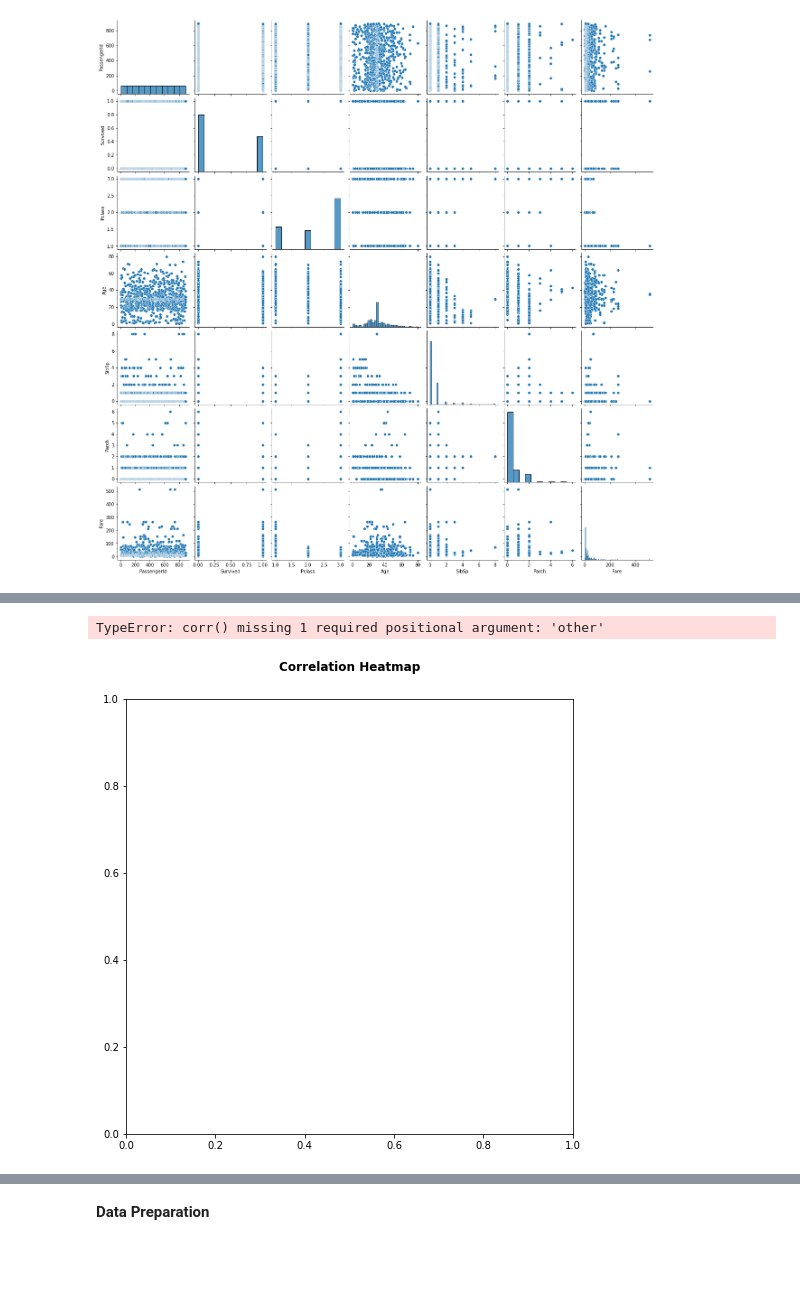
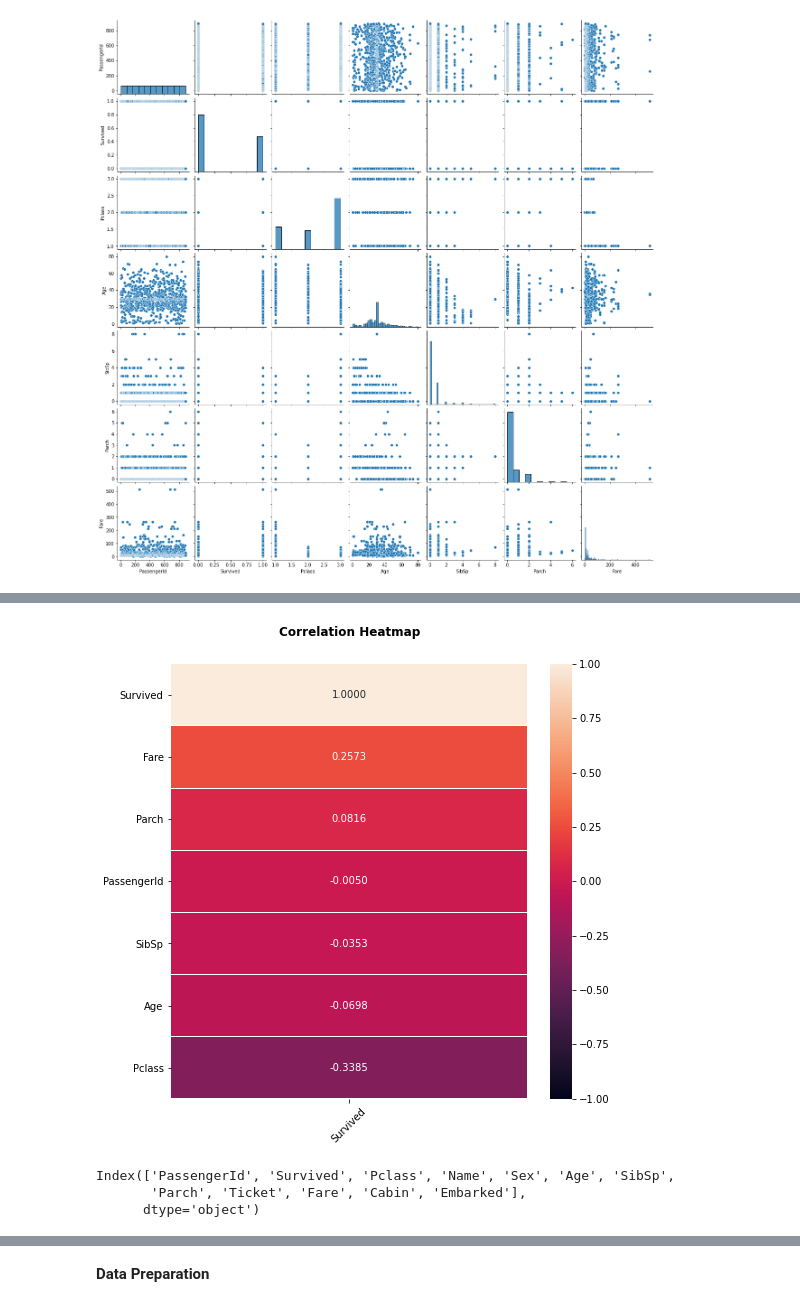
Before and after one commit to maryschindler/practice_projects, a Jupyter notebook: Titanic/TitanicML.ipynb, the cells around one changed output, grey strips where cells are left out. Drawn from its saved outputs; the diff is of its cells as text; code cells hidden in the pictures; blank space fills up the shorter version.

```diff
--- a/Titanic/TitanicML.ipynb
+++ b/Titanic/TitanicML.ipynb
@@ -147,21 +139,27 @@ plt.yticks(rotation = 0);
 # %%
 plt.figure(figsize = (8, 8))
 
 plt.title('Correlation Heatmap',
           fontsize = 12,
           fontweight = 'bold',
           y = 1.05)
 
-sns.heatmap(data = train['Survived'].corr(),
+sns.heatmap(data = train.corr()[['Survived']].sort_values(by = 'Survived',
+                                                          ascending = False),
             vmin = -1,
             vmax = 1,
             annot = True,
             fmt = '.4f',
             linewidths = 0.1)
 
 plt.xticks(rotation = 45)
 
 plt.yticks(rotation = 0);
 # %% [output]
-TypeError: corr() missing 1 required positional argument: 'other'
-[figure, old version]
+[figure, new version]
+# %%
+train.columns
+# %% [output]
+Index(['PassengerId', 'Survived', 'Pclass', 'Name', 'Sex', 'Age', 'SibSp',
+       'Parch', 'Ticket', 'Fare', 'Cabin', 'Embarked'],
+      dtype='object')
```
Also changed, not shown: parts of 7 cells of this notebook.
